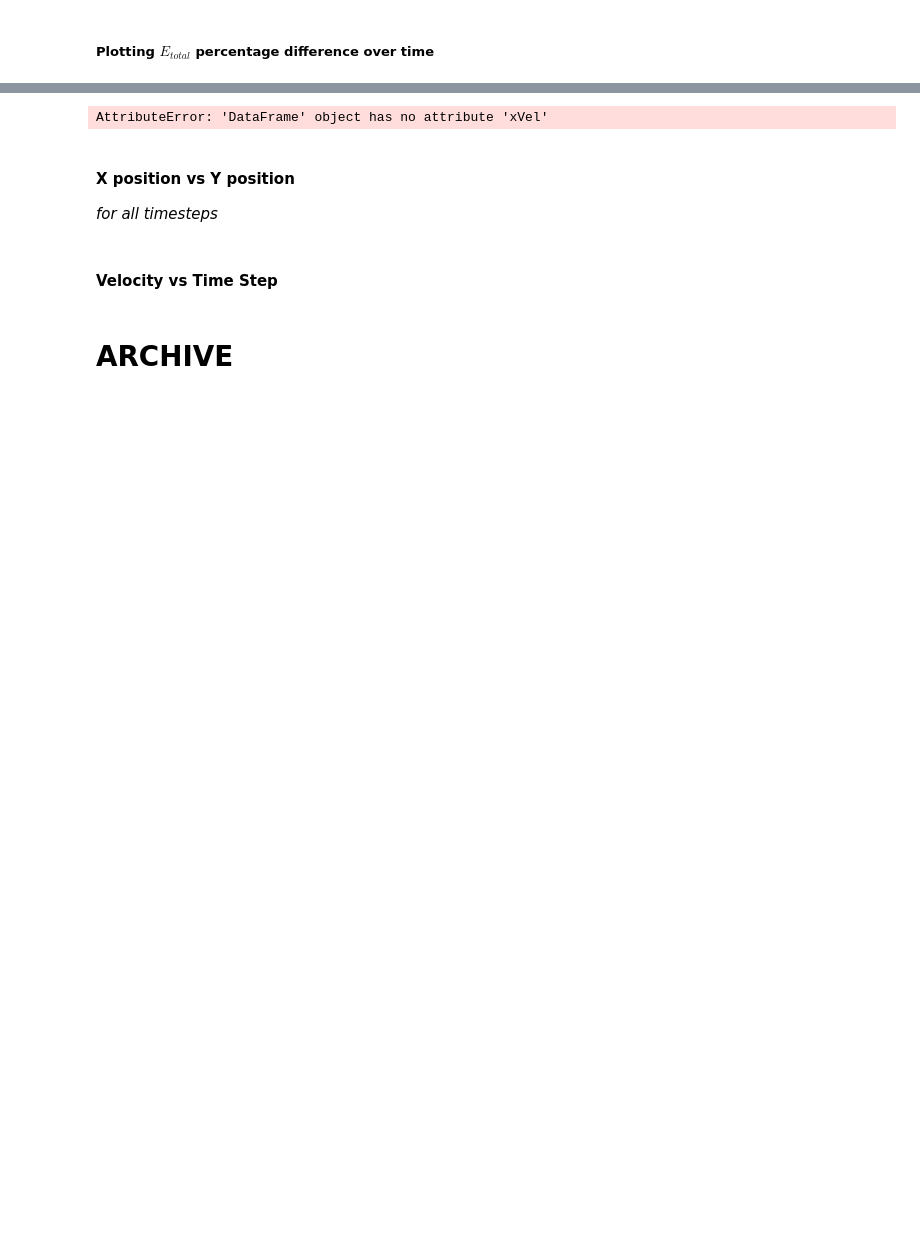
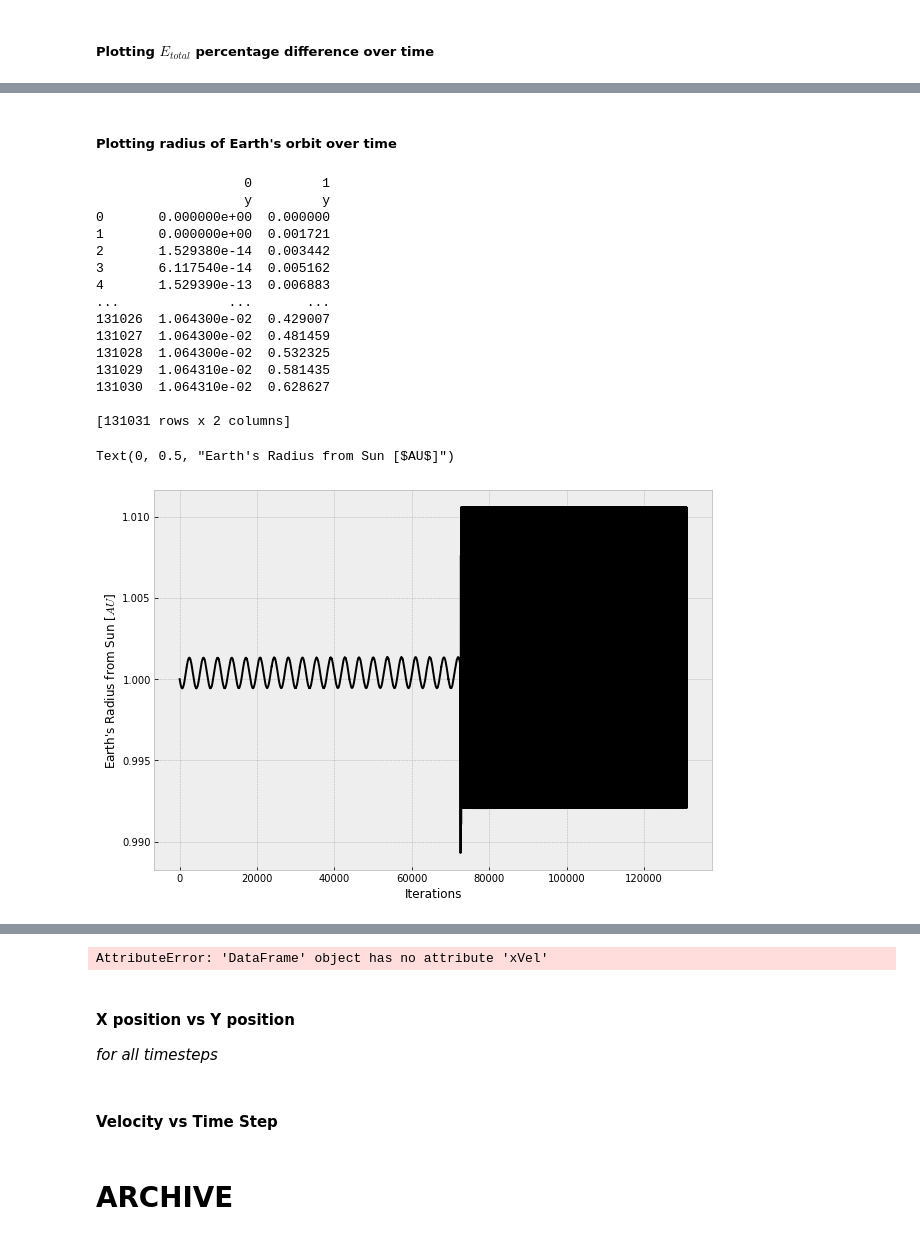
Before and after one commit to quartzar/n-body-cuda, a Jupyter notebook: PYnalaysis.ipynb, the cells around one changed output, grey strips where cells are left out. Saved outputs shown, nothing was run; the diff lists cells and outputs as text; code cells hidden in the pictures; blank space fills up the shorter version.

```diff
--- a/PYnalaysis.ipynb
+++ b/PYnalaysis.ipynb
@@ -251,3 +252,45 @@ y = -0.00000x + -0.10807
+# %% [markdown]
+##### Plotting radius of Earth's orbit over time
+# %%
+print(y)
+rx = x['1'].iloc[:,-1] - x['0'].iloc[:,-1]
+ry = y['1'].iloc[:,-1] - y['0'].iloc[:,-1]
+rz = z['1'].iloc[:,-1] - z['0'].iloc[:,-1]
+
+r = np.sqrt(rx*rx + ry*ry + rz*rz)
+
+iterations = np.arange(0, df.shape[0]);
+x_data = iterations
+y_data = r
+
+# Create plot environment
+plt.style.use('bmh')
+fig, ax = plt.subplots()
+fig.set_size_inches(10, 7)
+
+plt.plot(x_data, y_data,color="black")
+plt.xlabel("Iterations")
+plt.ylabel("Earth's Radius from Sun [$AU$]")
+
+# print(r)
+# %% [output]
+                   0         1
+                   y         y
+0       0.000000e+00  0.000000
+1       0.000000e+00  0.001721
+2       1.529380e-14  0.003442
+3       6.117540e-14  0.005162
+4       1.529390e-13  0.006883
+...              ...       ...
+131026  1.064300e-02  0.429007
+131027  1.064300e-02  0.481459
+131028  1.064300e-02  0.532325
+131029  1.064310e-02  0.581435
+131030  1.064310e-02  0.628627
+
+[131031 rows x 2 columns]
+Text(0, 0.5, "Earth's Radius from Sun [$AU$]")
+[figure, added]
 # %%
 print(a)
 # %% [output]
```
Also changed, not shown: parts of 11 cells of this notebook, 12 other files.
